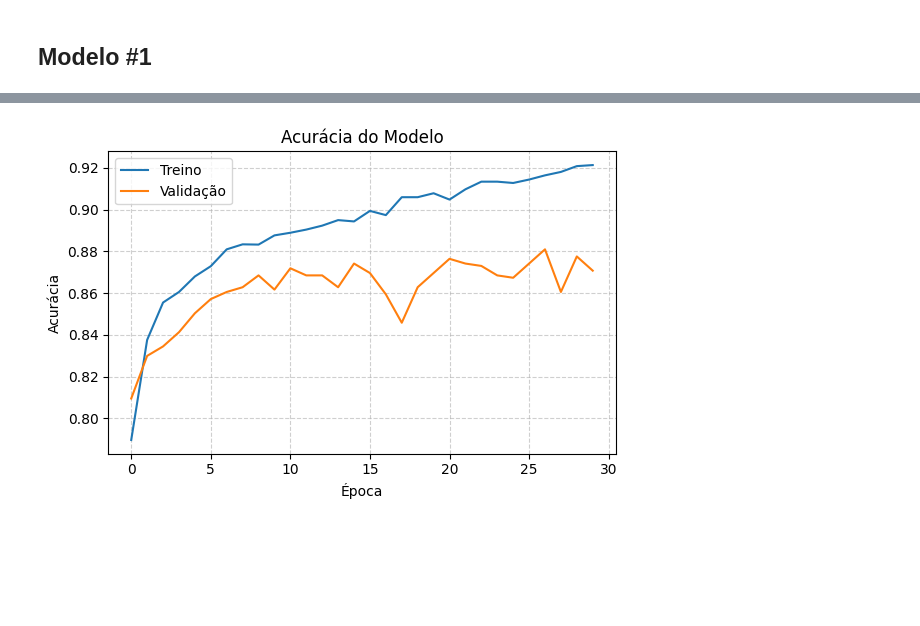
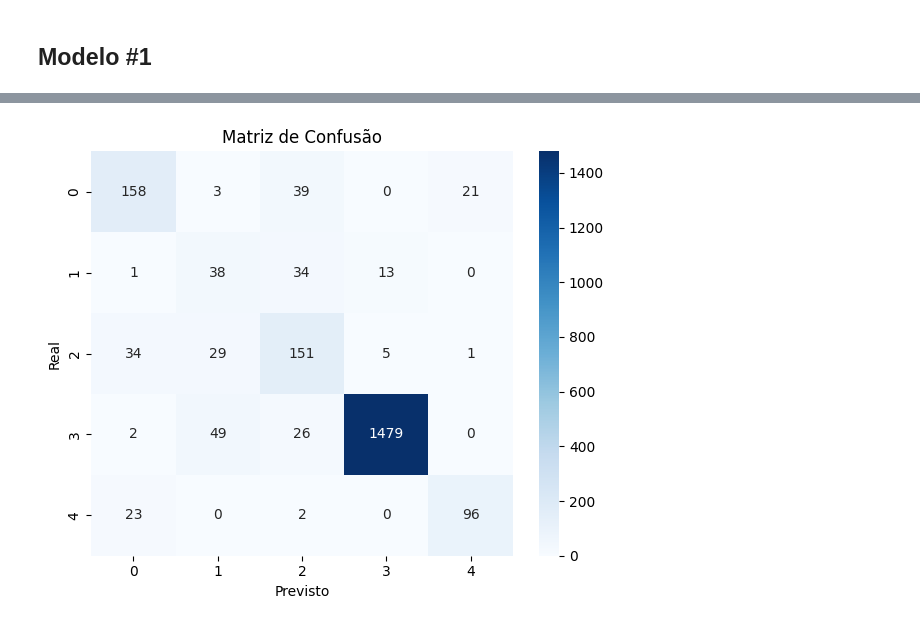
Before and after one commit to JoseRuiSilva/Sistemas_grupo3, a Jupyter notebook: modeling_best.ipynb, the cells around one changed output, grey strips where cells are left out. Cells and saved outputs as stored; diff of their text form; code cells hidden in the pictures; blank space fills up the shorter version.

```diff
--- a/modeling_best.ipynb
+++ b/modeling_best.ipynb
@@ -12,63 +17,106 @@ df_teste = pd.read_csv('dataset_teste.csv')
 import tensorflow as tf
 import pandas as pd
 import numpy as np
+import random
 from sklearn.model_selection import train_test_split
 from sklearn.preprocessing import StandardScaler, LabelEncoder
+from sklearn.metrics import classification_report, confusion_matrix
+from imblearn.over_sampling import SMOTE
 import matplotlib.pyplot as plt
+import seaborn as sns
+import os
 
-# Copiar o DataFrame original
-df = df_treino.copy().drop(columns=['Dia'])
+# -------------------------------------------------------------------------
+# 1. Fixar seeds para reprodutibilidade
+# -------------------------------------------------------------------------
+SEED = 42
+os.environ['PYTHONHASHSEED'] = str(SEED)
+tf.random.set_seed(SEED)
+np.random.seed(SEED)
+random.seed(SEED)
+
+# -------------------------------------------------------------------------
+# 2. Preparar dados
+# -------------------------------------------------------------------------
+df = df_treino.copy()
 
 target_col = "Injecao"
 encoder = LabelEncoder()
 y = encoder.fit_transform(df[target_col])
 
-# Selecionar apenas colunas numéricas como entrada
-X = df.drop(columns=['Injecao']).copy()
+X = df.drop(columns=[target_col]).copy()
 
-# Normalizar os dados
 scaler = StandardScaler()
 X_scaled = scaler.fit_transform(X)
 
-# Dividir os dados em treino e teste
 x_train, x_test, y_train, y_test = train_test_split(
-    X_scaled, y, test_size=0.2, random_state=42, stratify=y
+    X_scaled, y, test_size=0.2, random_state=SEED, stratify=y
 )
 
-# Número de classes de saída
+smote = SMOTE(k_neighbors=2, random_state=SEED)
+x_train_res, y_train_res = smote.fit_resample(x_train, y_train)
+
+print("Distribuição original:", np.bincount(y_train))
+print("Após SMOTE:", np.bincount(y_train_res))
+
 n_classes = len(np.unique(y))
 
+# -------------------------------------------------------------------------
+# 3. Definir modelo (com inicialização fixa)
+# -------------------------------------------------------------------------
+initializer = tf.keras.initializers.GlorotUniform(seed=SEED)
+
 model = tf.keras.Sequential([
-    tf.keras.layers.Dense(64, activation='relu', input_shape=(x_train.shape[1],)),
-    tf.keras.layers.Dense(64, activation='relu'),
-    tf.keras.layers.Dense(n_classes, activation='softmax')
+    tf.keras.layers.Dense(64, activation='relu', kernel_initializer=initializer, input_shape=(x_train.shape[1],)),
+    tf.keras.layers.Dense(64, activation='relu', kernel_initializer=initializer),
+    tf.keras.layers.Dense(n_classes, activation='softmax', kernel_initializer=initializer)
 ])
 
 model.compile(
-    optimizer='adam',
+    optimizer=tf.keras.optimizers.Adam(),
     loss='sparse_categorical_crossentropy',
     metrics=['accuracy']
 )
 
+# -------------------------------------------------------------------------
+# 4. Treinar modelo
+# -------------------------------------------------------------------------
 history = model.fit(
-    x_train, y_train,
+    x_train_res, y_train_res,
     epochs=30,
     batch_size=16,
     validation_split=0.1,
     verbose=1
 )
 
+# -------------------------------------------------------------------------
+# 5. Avaliar modelo
+# -------------------------------------------------------------------------
 loss, acc = model.evaluate(x_test, y_test)
 print(f"\nAcurácia no teste: {acc:.4f}")
 
-preds = model.predict(x_test[:10])
+preds = model.predict(x_test)
 pred_classes = np.argmax(preds, axis=1)
 
-for i, pred in enumerate(pred_classes):
-    real = y_test[i]
-    print(f"Previsto: {encoder.inverse_transform([pred])[0]} | Real: {encoder.inverse_transform([real])[0]}")
+print("\nRelatório de Classificação:")
+print(classification_report(
+    y_test, pred_classes,
+    target_names=[str(c) for c in encoder.classes_]
+))
 
-# Gráfico de acurácia
+# -------------------------------------------------------------------------
+# 6. Visualizações
+# -------------------------------------------------------------------------
+plt.figure(figsize=(6, 5))
+cm = confusion_matrix(y_test, pred_classes)
+sns.heatmap(cm, annot=True, fmt='d', cmap='Blues',
+            xticklabels=encoder.classes_, yticklabels=encoder.classes_)
+plt.xlabel('Previsto')
+plt.ylabel('Real')
+plt.title('Matriz de Confusão')
+plt.tight_layout()
+plt.show()
+
 plt.figure(figsize=(6, 4))
 plt.plot(history.history['accuracy'], label='Treino')
 plt.plot(history.history['val_accuracy'], label='Validação')
@@ -101 +151 @@ Previsto: 0 | Real: 0
-[figure, old version]
+[figure, new version]
```
Also changed, not shown: parts of 4 cells of this notebook, 7 other files.
